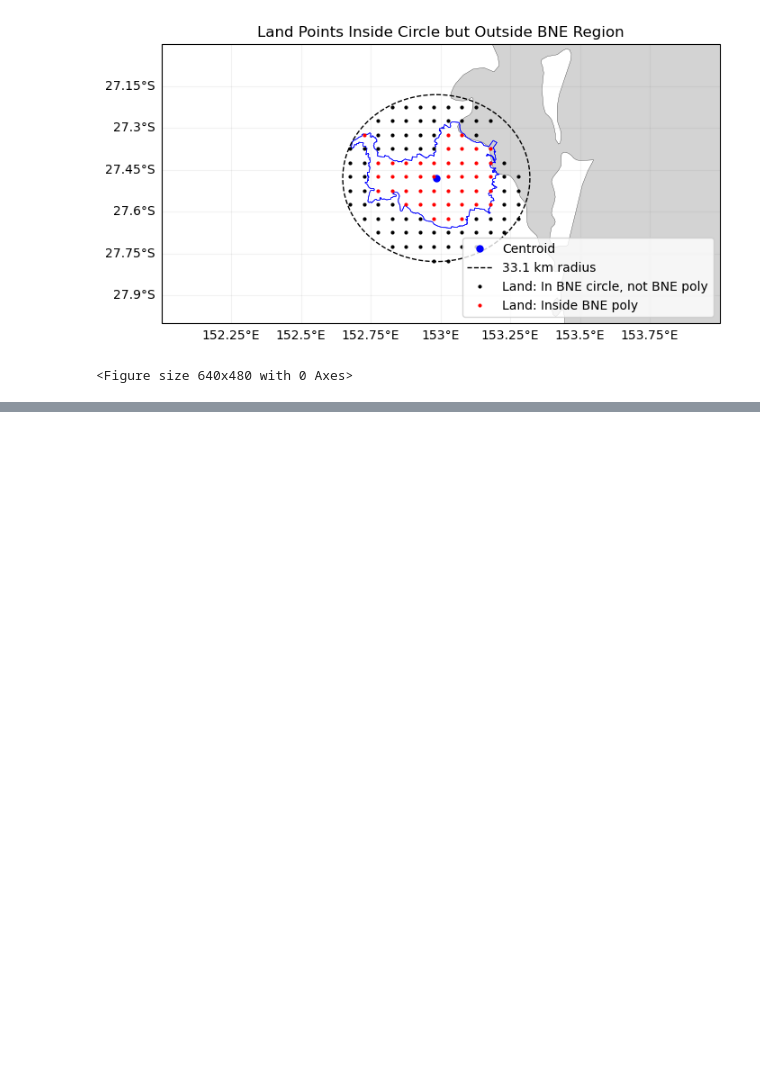
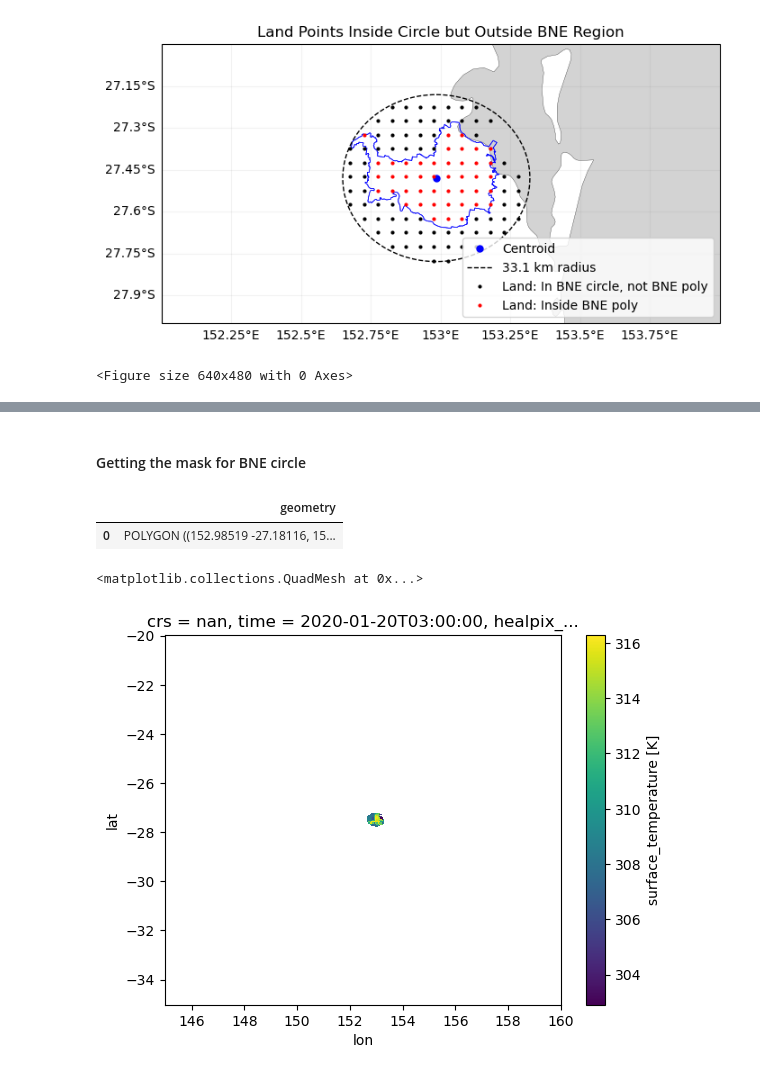
Before and after one commit to 21centuryweather/hk25-CityCirc, a Jupyter notebook: BNE_UHI_Signal.ipynb, the cells around one changed output, grey strips where cells are left out. Cells and saved outputs as stored; diff of their text form; code cells hidden in the pictures; blank space fills up the shorter version.

```diff
--- a/BNE_UHI_Signal.ipynb
+++ b/BNE_UHI_Signal.ipynb
@@ -326,0 +378,30 @@ plt.savefig('BNE_UM_z10_data_points.png', dpi=300, bbox_inches='tight')
+# %% [markdown]
+#### Getting the mask for BNE circle
+# %%
+gdf_cicle = gpd.GeoDataFrame(index=[0], geometry=[circle_polygon], crs=gdf.crs)
+gdf_cicle
+# %% [output]
+|  | geometry |
+| 0 | POLYGON ((152.98519 -27.18116, 15... |
+# %%
+tmp = ts_3D_1pm.rio.write_crs("EPSG:4326", inplace=True)
+tmp = tmp.rename({'lon':'x', 'lat':'y'})
+
+gdf = gdf.to_crs(tmp.rio.crs)
+
+mask = features.rasterize(
+    [(geom, 1) for geom in gdf_cicle["geometry"]],
+    out_shape=tmp.rio.shape,
+    transform=tmp.rio.transform(),
+    fill=0,
+    dtype='uint8'
+)
+
+mask_bne_circle = xr.DataArray(mask, dims=("lat", "lon"), coords={"lat": tmp.y.values, "lon": tmp.x.values})
+
+ts_BNE_circle = ts_3D_1pm.where(mask_bne_circle == 1)   # this is masking
+# %%
+ts_BNE_circle[0].plot()
+# %% [output]
+<matplotlib.collections.QuadMesh at 0x...>
+[figure, added]
```
Also changed, not shown: parts of 17 cells of this notebook, 2 other files.
